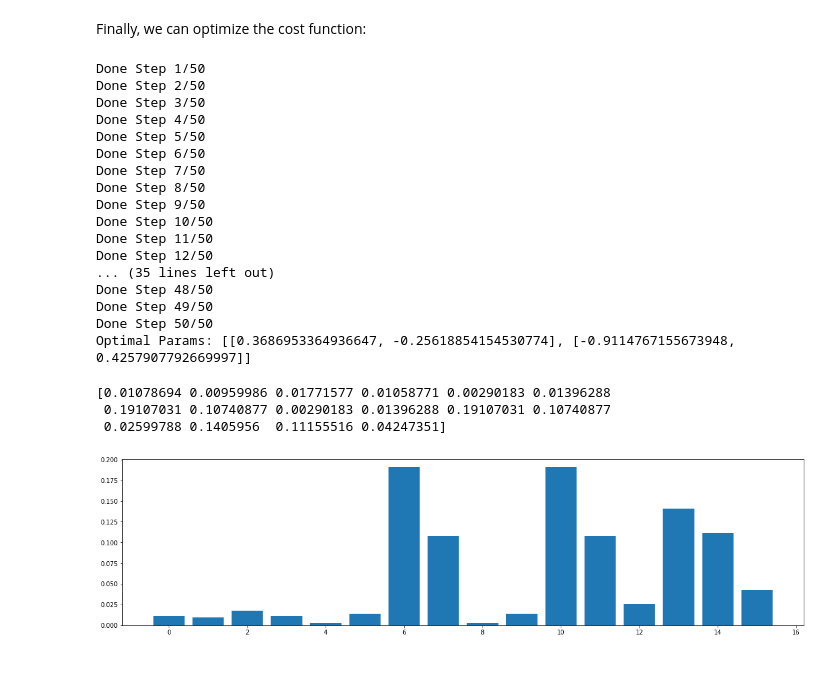
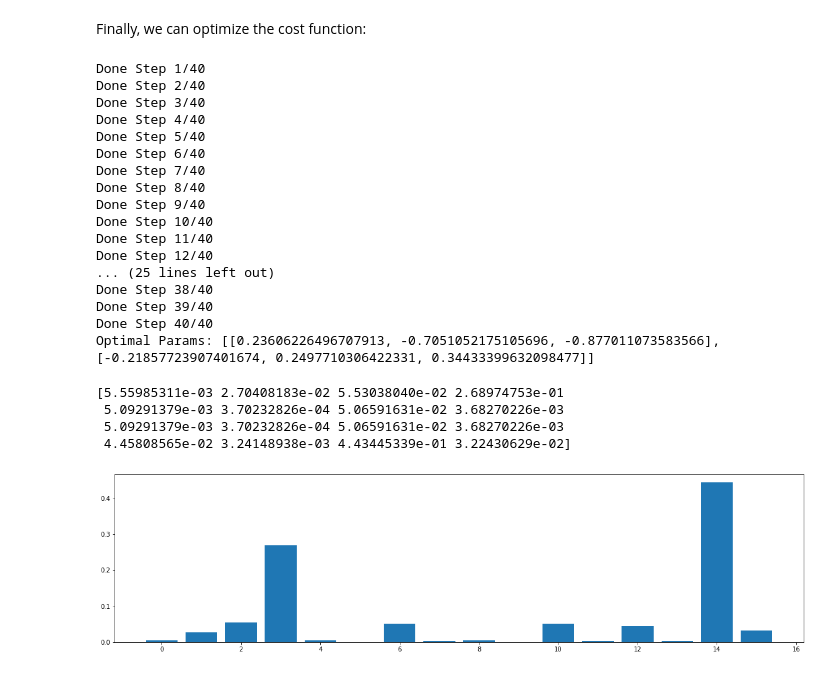
Before and after one commit to Lucaman99/pennylane, a Jupyter notebook: qaoa-good.ipynb, the cells around one changed output. Drawn from its saved outputs; the diff is of its cells as text; code cells hidden in the pictures.

```diff
--- a/qaoa-good.ipynb
+++ b/qaoa-good.ipynb
@@ -320,12 +321,6 @@ We then define the full QAOA circuit:
 # %%
 dev = qml.device('qulacs.simulator', wires=len(wires))
 
-@qml.qnode(dev)
 def circuit(params, **kwargs):
-    for i in range(4):
-        qml.PauliX(wires=i)
+    initialization()
     qml.layer(qaoa_layer, 3, params[0], params[1])
-    return qml.expval(qml.PauliZ(0))
-
-circuit([[1, 1, 1], [1, 1, 1]])
-print(circuit.draw())
@@ -337,10 +327,3 @@ print(circuit.draw())
-# %%
-def circuit(params, **kwargs):
-    #for w in graph.nodes:
-        #qml.PauliX(wires=w)
-    for w in graph.nodes:
-        qml.Hadamard(wires=w)
-    qml.layer(qaoa_layer, 2, params[0], params[1])
 # %% [markdown]
 Next we define the device and the cost function:
 # %%
@@ -350,11 +333,11 @@ Finally, we can optimize the cost function:
 # %%
 optimizer = qml.GradientDescentOptimizer()
 params = [
-    [np.random.randint(-100, 100)/100 for i in range(2)],
-    [np.random.randint(-100, 100)/100 for i in range(2)]
+    [np.random.randint(-100, 100)/100 for i in range(3)],
+    [np.random.randint(-100, 100)/100 for i in range(3)]
 ]
 
-steps = 50
+steps = 40
 
 for i in range(steps):
     params = optimizer.step(cost_function, params)
@@ -362,38 +345,39 @@ for i in range(steps):
 
 print("Optimal Params: {}".format(params))
 # %% [output]
-Done Step 1/50
-Done Step 2/50
-Done Step 3/50
-Done Step 4/50
-Done Step 5/50
-Done Step 6/50
-Done Step 7/50
-Done Step 8/50
-Done Step 9/50
-Done Step 10/50
-Done Step 11/50
-Done Step 12/50
-... (35 lines left out)
-Done Step 48/50
-Done Step 49/50
-Done Step 50/50
-Optimal Params: [[0.3686953364936647, -0.25618854154530774], [-0.9114767155673948, 0.4257907792669997]]
+Done Step 1/40
+Done Step 2/40
+Done Step 3/40
+Done Step 4/40
+Done Step 5/40
+Done Step 6/40
+Done Step 7/40
+Done Step 8/40
+Done Step 9/40
+Done Step 10/40
+Done Step 11/40
+Done Step 12/40
+... (25 lines left out)
+Done Step 38/40
+Done Step 39/40
+Done Step 40/40
+Optimal Params: [[0.23606226496707913, -0.7051052175105696, -0.877011073583566], [-0.21857723907401674, 0.2497710306422331, 0.34433399632098477]]
 # %%
 @qml.qnode(dev)
 def dist_circuit(gamma, alpha):
     circuit([gamma, alpha])
-    return qml.probs(wires=wires[0:len(wires)-1])
+    return qml.probs(wires=wires)
 
 final_dist = dist_circuit(params[0], params[1])
 print(final_dist)
 # %% [output]
-[0.01078694 0.00959986 0.01771577 0.01058771 0.00290183 0.01396288
- 0.19107031 0.10740877 0.00290183 0.01396288 0.19107031 0.10740877
- 0.02599788 0.1405956  0.11155516 0.04247351]
+[5.55985311e-03 2.70408183e-02 5.53038040e-02 2.68974753e-01
+ 5.09291379e-03 3.70232826e-04 5.06591631e-02 3.68270226e-03
+ 5.09291379e-03 3.70232826e-04 5.06591631e-02 3.68270226e-03
+ 4.45808565e-02 3.24148938e-03 4.43445339e-01 3.22430629e-02]
 # %%
 plt.figure(figsize=(20, 5))
-plt.bar(range(2**(len(wires)-1)), list(final_dist))
+plt.bar(range(2**(len(wires))), list(final_dist))
 plt.show()
 # %% [output]
-[figure, old version]
+[figure, new version]
```
Also changed, not shown: parts of 8 cells of this notebook, 8 other files.
